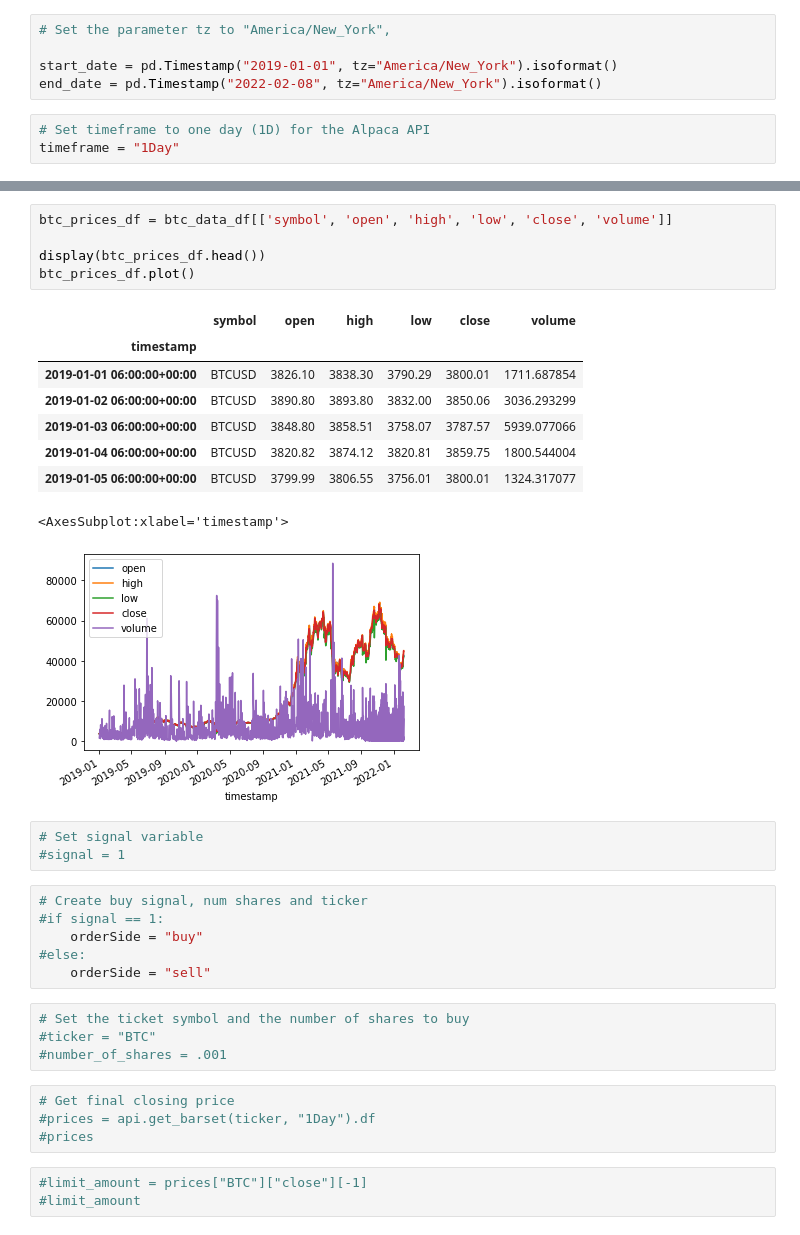
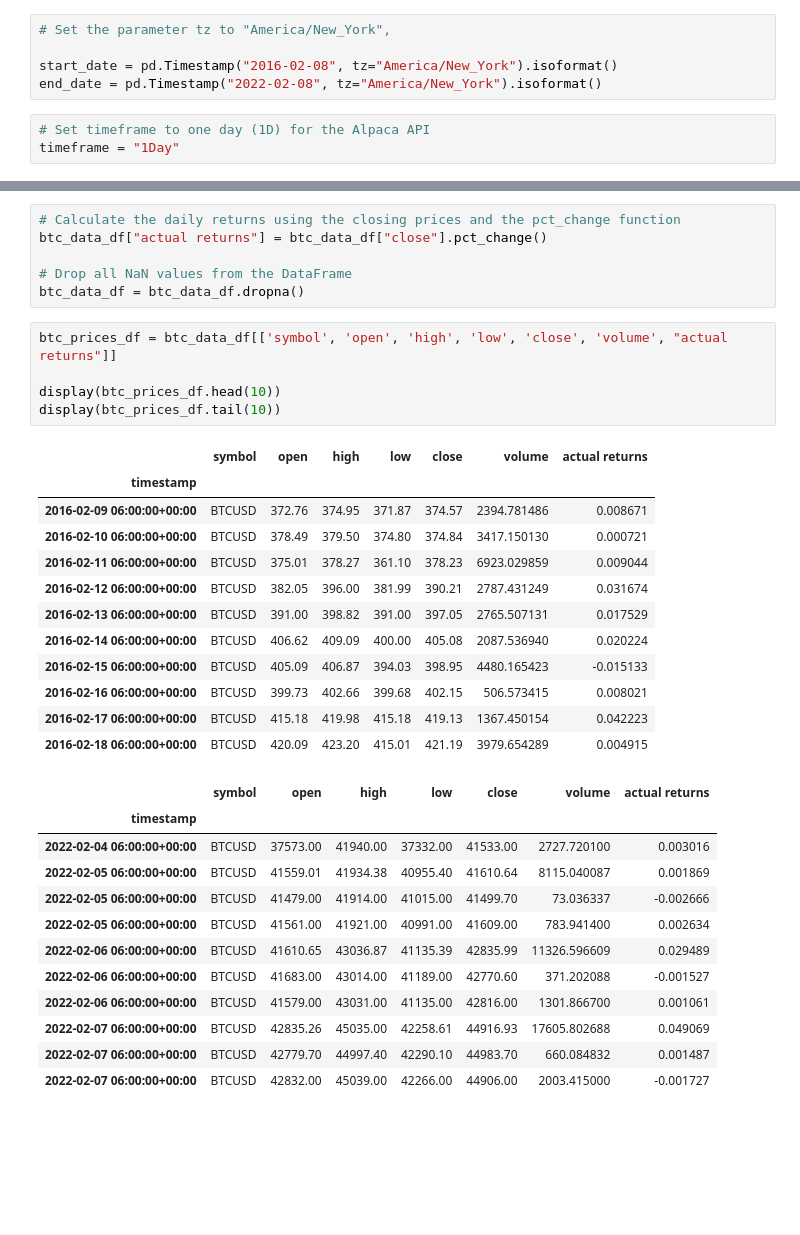
Before and after one commit to baigal17/Project--2-, a Jupyter notebook: Code/Original Data.ipynb, the cells around one changed output, grey strips where cells are left out. Saved outputs shown, nothing was run; the diff lists cells and outputs as text; blank space fills up the shorter version.

```diff
--- a/Code/Original Data.ipynb
+++ b/Code/Original Data.ipynb
@@ -31,7 +31,7 @@ btc_ticker = ["BTCUSD"]
 # %%
 # Set the parameter tz to "America/New_York",
 
-start_date = pd.Timestamp("2019-01-01", tz="America/New_York").isoformat()
+start_date = pd.Timestamp("2016-02-08", tz="America/New_York").isoformat()
 end_date = pd.Timestamp("2022-02-08", tz="America/New_York").isoformat()
 # %%
 # Set timeframe to one day (1D) for the Alpaca API
@@ -92,35 +113,36 @@ display(btc_data_df.head())
+# %%
+# Calculate the daily returns using the closing prices and the pct_change function
+btc_data_df["actual returns"] = btc_data_df["close"].pct_change()
+
+# Drop all NaN values from the DataFrame
+btc_data_df = btc_data_df.dropna()
 # %%
-btc_prices_df = btc_data_df[['symbol', 'open', 'high', 'low', 'close', 'volume']]
+btc_prices_df = btc_data_df[['symbol', 'open', 'high', 'low', 'close', 'volume', "actual returns"]]
 
-display(btc_prices_df.head())
-btc_prices_df.plot()
+display(btc_prices_df.head(10))
+display(btc_prices_df.tail(10))
 # %% [output]
-|  | symbol | open | high | low | close | volume |
-| timestamp |  |  |  |  |  |  |
-| 2019-01-01 06:00:00+00:00 | BTCUSD | 3826.10 | 3838.30 | 3790.29 | 3800.01 | 1711.687854 |
-| 2019-01-02 06:00:00+00:00 | BTCUSD | 3890.80 | 3893.80 | 3832.00 | 3850.06 | 3036.293299 |
-| 2019-01-03 06:00:00+00:00 | BTCUSD | 3848.80 | 3858.51 | 3758.07 | 3787.57 | 5939.077066 |
-| 2019-01-04 06:00:00+00:00 | BTCUSD | 3820.82 | 3874.12 | 3820.81 | 3859.75 | 1800.544004 |
-| 2019-01-05 06:00:00+00:00 | BTCUSD | 3799.99 | 3806.55 | 3756.01 | 3800.01 | 1324.317077 |
+|  | symbol | open | high | low | close | volume | actual returns |
+| timestamp |  |  |  |  |  |  |  |
+| 2016-02-09 06:00:00+00:00 | BTCUSD | 372.76 | 374.95 | 371.87 | 374.57 | 2394.781486 | 0.008671 |
+| 2016-02-10 06:00:00+00:00 | BTCUSD | 378.49 | 379.50 | 374.80 | 374.84 | 3417.150130 | 0.000721 |
+| 2016-02-11 06:00:00+00:00 | BTCUSD | 375.01 | 378.27 | 361.10 | 378.23 | 6923.029859 | 0.009044 |
+| 2016-02-12 06:00:00+00:00 | BTCUSD | 382.05 | 396.00 | 381.99 | 390.21 | 2787.431249 | 0.031674 |
+| 2016-02-13 06:00:00+00:00 | BTCUSD | 391.00 | 398.82 | 391.00 | 397.05 | 2765.507131 | 0.017529 |
+| 2016-02-14 06:00:00+00:00 | BTCUSD | 406.62 | 409.09 | 400.00 | 405.08 | 2087.536940 | 0.020224 |
+| 2016-02-15 06:00:00+00:00 | BTCUSD | 405.09 | 406.87 | 394.03 | 398.95 | 4480.165423 | -0.015133 |
+| 2016-02-16 06:00:00+00:00 | BTCUSD | 399.73 | 402.66 | 399.68 | 402.15 | 506.573415 | 0.008021 |
+| 2016-02-17 06:00:00+00:00 | BTCUSD | 415.18 | 419.98 | 415.18 | 419.13 | 1367.450154 | 0.042223 |
+| 2016-02-18 06:00:00+00:00 | BTCUSD | 420.09 | 423.20 | 415.01 | 421.19 | 3979.654289 | 0.004915 |
-<AxesSubplot:xlabel='timestamp'>
-[figure, removed]
+|  | symbol | open | high | low | close | volume | actual returns |
+| timestamp |  |  |  |  |  |  |  |
+| 2022-02-04 06:00:00+00:00 | BTCUSD | 37573.00 | 41940.00 | 37332.00 | 41533.00 | 2727.720100 | 0.003016 |
+| 2022-02-05 06:00:00+00:00 | BTCUSD | 41559.01 | 41934.38 | 40955.40 | 41610.64 | 8115.040087 | 0.001869 |
+| 2022-02-05 06:00:00+00:00 | BTCUSD | 41479.00 | 41914.00 | 41015.00 | 41499.70 | 73.036337 | -0.002666 |
+| 2022-02-05 06:00:00+00:00 | BTCUSD | 41561.00 | 41921.00 | 40991.00 | 41609.00 | 783.941400 | 0.002634 |
+| 2022-02-06 06:00:00+00:00 | BTCUSD | 41610.65 | 43036.87 | 41135.39 | 42835.99 | 11326.596609 | 0.029489 |
+| 2022-02-06 06:00:00+00:00 | BTCUSD | 41683.00 | 43014.00 | 41189.00 | 42770.60 | 371.202088 | -0.001527 |
+| 2022-02-06 06:00:00+00:00 | BTCUSD | 41579.00 | 43031.00 | 41135.00 | 42816.00 | 1301.866700 | 0.001061 |
+| 2022-02-07 06:00:00+00:00 | BTCUSD | 42835.26 | 45035.00 | 42258.61 | 44916.93 | 17605.802688 | 0.049069 |
+| 2022-02-07 06:00:00+00:00 | BTCUSD | 42779.70 | 44997.40 | 42290.10 | 44983.70 | 660.084832 | 0.001487 |
+| 2022-02-07 06:00:00+00:00 | BTCUSD | 42832.00 | 45039.00 | 42266.00 | 44906.00 | 2003.415000 | -0.001727 |
-# %%
-# Set signal variable
-#signal = 1
-# %%
-# Create buy signal, num shares and ticker
-#if signal == 1:
-    orderSide = "buy"
-#else:
-    orderSide = "sell"
-# %%
-# Set the ticket symbol and the number of shares to buy
-#ticker = "BTC"
-#number_of_shares = .001
-# %%
-# Get final closing price
-#prices = api.get_barset(ticker, "1Day").df
-#prices
-# %%
-#limit_amount = prices["BTC"]["close"][-1]
-#limit_amount
```
Also changed, not shown: parts of 5 cells of this notebook.
